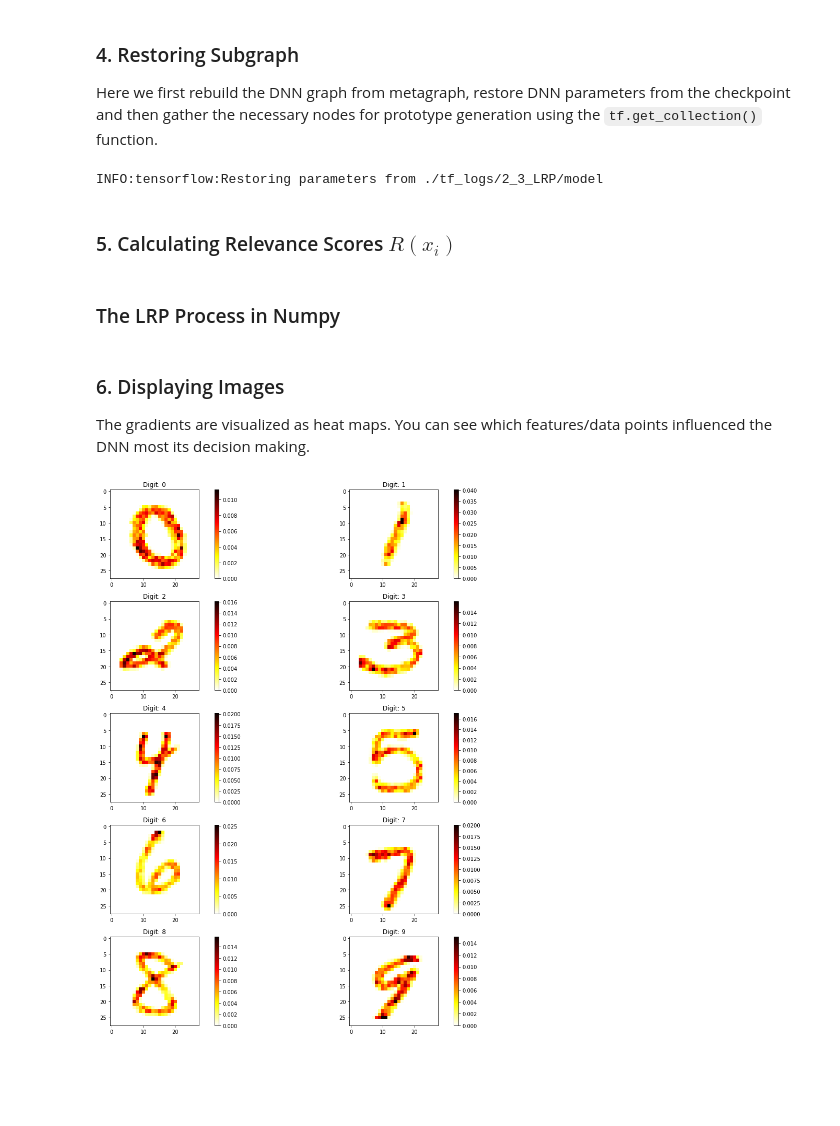
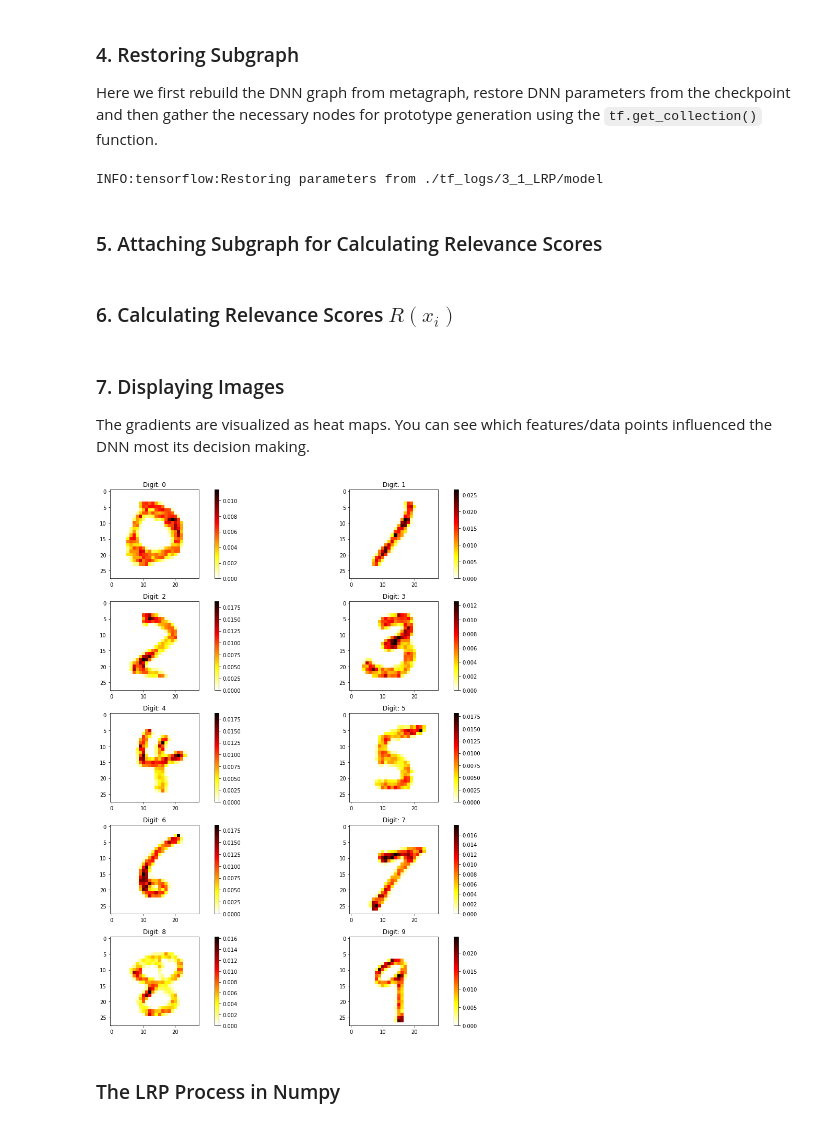
Before and after one commit to 1202kbs/Understanding-NN, a Jupyter notebook: 3.1 Layer-wise Relevance Propagation (2).ipynb, the cells around one changed output. Saved outputs shown, nothing was run; the diff lists cells and outputs as text; code cells hidden in the pictures; blank space fills up the shorter version.

```diff
--- a/3.1 Layer-wise Relevance Propagation (2).ipynb
+++ b/3.1 Layer-wise Relevance Propagation (2).ipynb
@@ -123,16 +123,28 @@ sess = tf.InteractiveSession()
 new_saver = tf.train.import_meta_graph(ckptdir + '.meta')
 new_saver.restore(sess, tf.train.latest_checkpoint(logdir))
 
-weights = tf.get_collection(tf.GraphKeys.TRAINABLE_VARIABLES, scope='DNN/layer[0-9]/kernel')
-biases = tf.get_collection(tf.GraphKeys.TRAINABLE_VARIABLES, scope='DNN/layer[0-9]/bias')
+weights = tf.get_collection(tf.GraphKeys.TRAINABLE_VARIABLES, scope='.*kernel.*')
+biases = tf.get_collection(tf.GraphKeys.TRAINABLE_VARIABLES, scope='.*bias.*')
 
-nodes = tf.get_collection('LRP')
-X = nodes[0]
-activations = nodes[1:]
+activations = tf.get_collection('LRP')
+X = activations[0]
 # %% [output]
-INFO:tensorflow:Restoring parameters from ./tf_logs/2_3_LRP/model
+INFO:tensorflow:Restoring parameters from ./tf_logs/3_1_LRP/model
+# %% [markdown]
+### 5. Attaching Subgraph for Calculating Relevance Scores
+# %%
+conv_ksize = [1, 3, 3, 1]
+pool_ksize = [1, 2, 2, 1]
+conv_strides = [1, 1, 1, 1]
+pool_strides = [1, 2, 2, 1]
+
+lrp = LRP(1, activations, weights, biases, conv_ksize, pool_ksize, conv_strides, pool_strides, 'LRP')
+
+Rs = []
+for i in range(10):
+    Rs.append(lrp(i))
 # %% [markdown]
-### 5. Calculating Relevance Scores $R(x_i)$
+### 6. Calculating Relevance Scores $R(x_i)$
 # %%
 images = mnist.train.images
 labels = mnist.train.labels
@@ -141,16 +153,31 @@ sample_imgs = []
 for i in range(10):
     sample_imgs.append(images[np.argmax(labels, axis=1) == i][3])
 
-Rs = []
-
+imgs = []
 for i in range(10):
-    X0 = sample_imgs[i][None,:]
-    Xs, Ws, bs = sess.run([activations, weights, biases], feed_dict={X: X0})
-    Xs.insert(0, X0)
-    R = LRP(Xs, Ws, bs, logit=i, alpha=1)
-    Rs.append(R)
+    imgs.append(sess.run(Rs[i], feed_dict={X: sample_imgs[i][None,:]}))
 
 sess.close()
+# %% [markdown]
+### 7. Displaying Images
+
+The gradients are visualized as heat maps. You can see which features/data points influenced the DNN most its decision making.
+# %%
+plt.figure(figsize=(15,15))
+for i in range(5):
+    plt.subplot(5, 2, 2 * i + 1)
+    plt.imshow(np.reshape(imgs[2 * i], [28, 28]), cmap='hot_r')
+    plt.title('Digit: {}'.format(2 * i))
+    plt.colorbar()
+
+    plt.subplot(5, 2, 2 * i + 2)
+    plt.imshow(np.reshape(imgs[2 * i + 1], [28, 28]), cmap='hot_r')
+    plt.title('Digit: {}'.format(2 * i + 1))
+    plt.colorbar()
+
+plt.tight_layout()
+# %% [output]
+[figure, added]
 # %% [markdown]
 ### The LRP Process in Numpy
 # %%
@@ -189,23 +216,3 @@ z_1_n = np.sum(z_01_n, axis=0) + b_1_n
 
 R_10 = R1 * (alpha * z_01_p / (z_1_p + eps) + beta * z_01_n / (z_1_n - eps)) # [784,512] = [512] * [784,512] / [512]
 R0 = np.sum(R_10, axis=1) # [784,512] --> [784]
-# %% [markdown]
-### 6. Displaying Images
-
-The gradients are visualized as heat maps. You can see which features/data points influenced the DNN most its decision making.
-# %%
-plt.figure(figsize=(15,15))
-for i in range(5):
-    plt.subplot(5, 2, 2 * i + 1)
-    plt.imshow(np.reshape(Rs[2 * i], [28, 28]), cmap='hot_r')
-    plt.title('Digit: {}'.format(2 * i))
-    plt.colorbar()
-
-    plt.subplot(5, 2, 2 * i + 2)
-    plt.imshow(np.reshape(Rs[2 * i + 1], [28, 28]), cmap='hot_r')
-    plt.title('Digit: {}'.format(2 * i + 1))
-    plt.colorbar()
-
-plt.tight_layout()
-# %% [output]
-[figure, removed]
```
Also changed, not shown: parts of 1 cell of this notebook, 3 other files.
